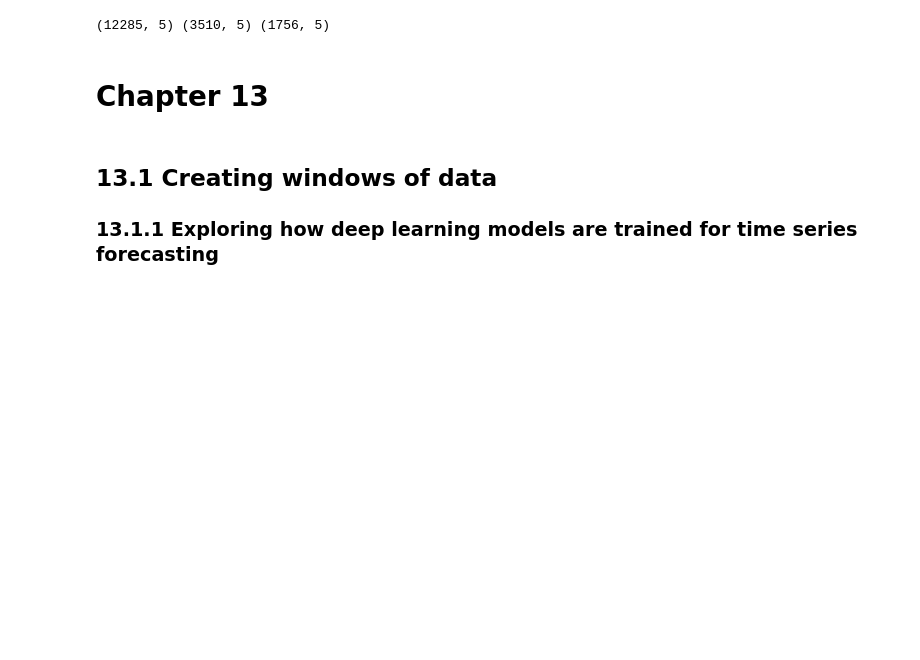
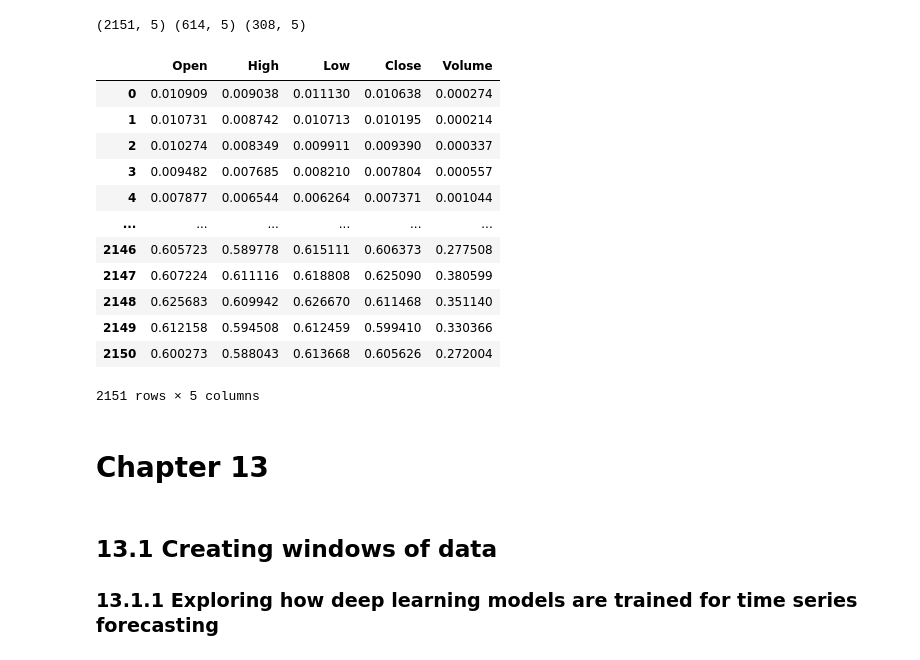
Before and after one commit to k1013726/PaperRelated, a Jupyter notebook: Final_analysis/CH13 & CH14.ipynb, the cells around one changed output. Saved outputs shown, nothing was run; the diff lists cells and outputs as text; code cells hidden in the pictures; blank space fills up the shorter version.

```diff
--- a/Final_analysis/CH13 & CH14.ipynb
+++ b/Final_analysis/CH13 & CH14.ipynb
@@ -29,13 +29,29 @@ print(tf.__version__)
 tf.random.set_seed(42)
 np.random.seed(42)
 # %%
-train_df = pd.read_csv('../data/train.csv', index_col=0)
-val_df = pd.read_csv('../data/val.csv', index_col=0)
-test_df = pd.read_csv('../data/test.csv', index_col=0)
+train_df = pd.read_csv('./HScore/data/train.csv', index_col=0).drop(['CionScore','Coin_timestamp'],axis=1)
+val_df = pd.read_csv('./HScore/data/val.csv', index_col=0).drop(['CionScore','Coin_timestamp'],axis=1)
+test_df = pd.read_csv('./HScore/data/test.csv', index_col=0).drop(['CionScore','Coin_timestamp'],axis=1)
 
 print(train_df.shape, val_df.shape, test_df.shape)
 # %% [output]
-(12285, 5) (3510, 5) (1756, 5)
+(2151, 5) (614, 5) (308, 5)
+# %%
+train_df
+# %% [output]
+|  | Open | High | Low | Close | Volume |
+| 0 | 0.010909 | 0.009038 | 0.011130 | 0.010638 | 0.000274 |
+| 1 | 0.010731 | 0.008742 | 0.010713 | 0.010195 | 0.000214 |
+| 2 | 0.010274 | 0.008349 | 0.009911 | 0.009390 | 0.000337 |
+| 3 | 0.009482 | 0.007685 | 0.008210 | 0.007804 | 0.000557 |
+| 4 | 0.007877 | 0.006544 | 0.006264 | 0.007371 | 0.001044 |
+| ... | ... | ... | ... | ... | ... |
+| 2146 | 0.605723 | 0.589778 | 0.615111 | 0.606373 | 0.277508 |
+| 2147 | 0.607224 | 0.611116 | 0.618808 | 0.625090 | 0.380599 |
+| 2148 | 0.625683 | 0.609942 | 0.626670 | 0.611468 | 0.351140 |
+| 2149 | 0.612158 | 0.594508 | 0.612459 | 0.599410 | 0.330366 |
+| 2150 | 0.600273 | 0.588043 | 0.613668 | 0.605626 | 0.272004 |
+2151 rows × 5 columns
 # %% [markdown]
 # Chapter 13
 # %% [markdown]
```
Also changed, not shown: parts of 12 cells of this notebook, 4 other files.
